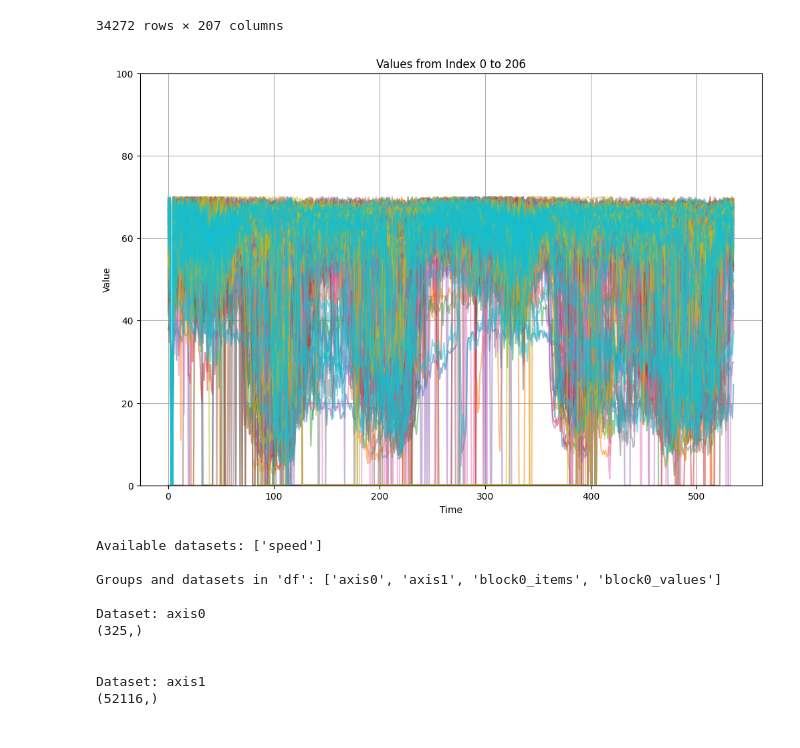
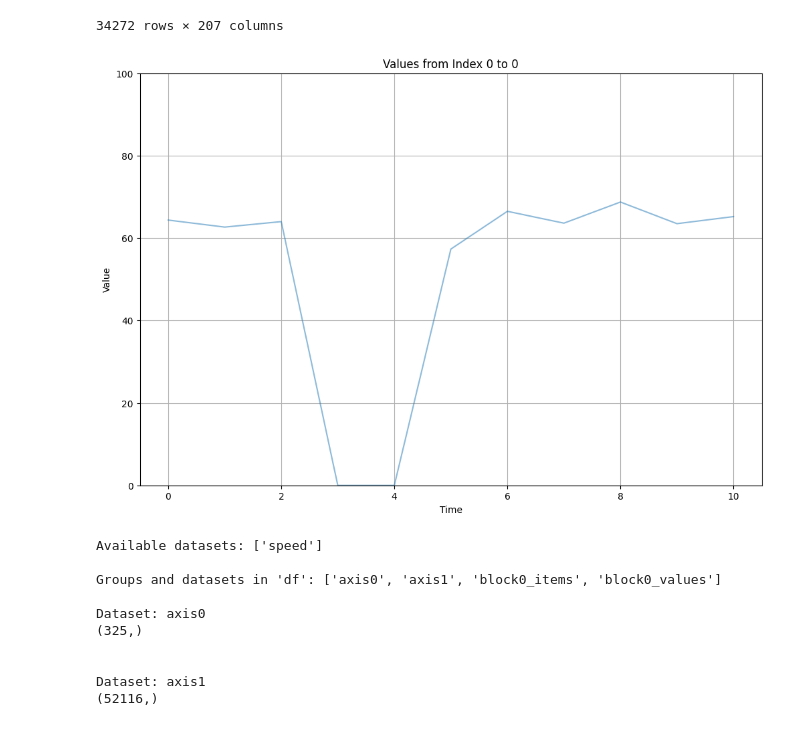
Before and after one commit to Shintaro0105/STdata_prediction, a Jupyter notebook: src/LGnet/vis_data.ipynb, the cells around one changed output. Drawn from its saved outputs; the diff is of its cells as text; code cells hidden in the pictures.

```diff
--- a/src/LGnet/vis_data.ipynb
+++ b/src/LGnet/vis_data.ipynb
@@ -140,9 +140,9 @@ df
 | 1340841300000000000 | 65.111111 | 66.888889 | 66.777778 | 61.222222 | 0.000000 | 49.555556 | 65.777778 | 65.111111 | 63.000000 | ... |
 34272 rows × 207 columns
 # %%
-plot_graph(np.array_split(df, 64)[0], 0, 206)
+plot_graph(np.array_split(df, 3427)[0], 0, )
 # %% [output]
-[figure, old version]
+[figure, new version]
 # %%
 # ファイルのパス
 file_path = '/workspaces/STdata_prediction/src/LGnet/input/pems-bay.h5'
```
Also changed, not shown: parts of 3 cells of this notebook, 10 other files.
